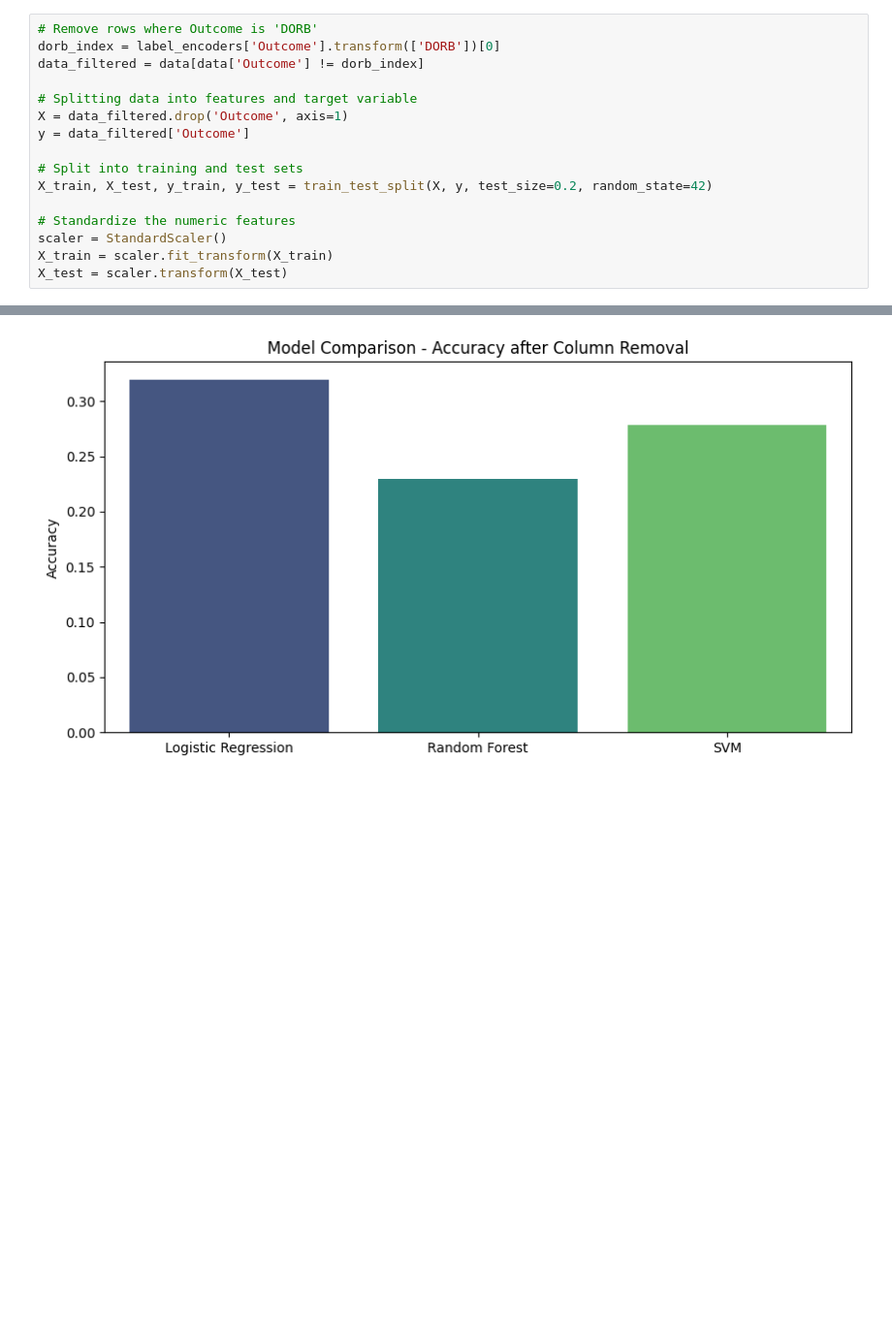
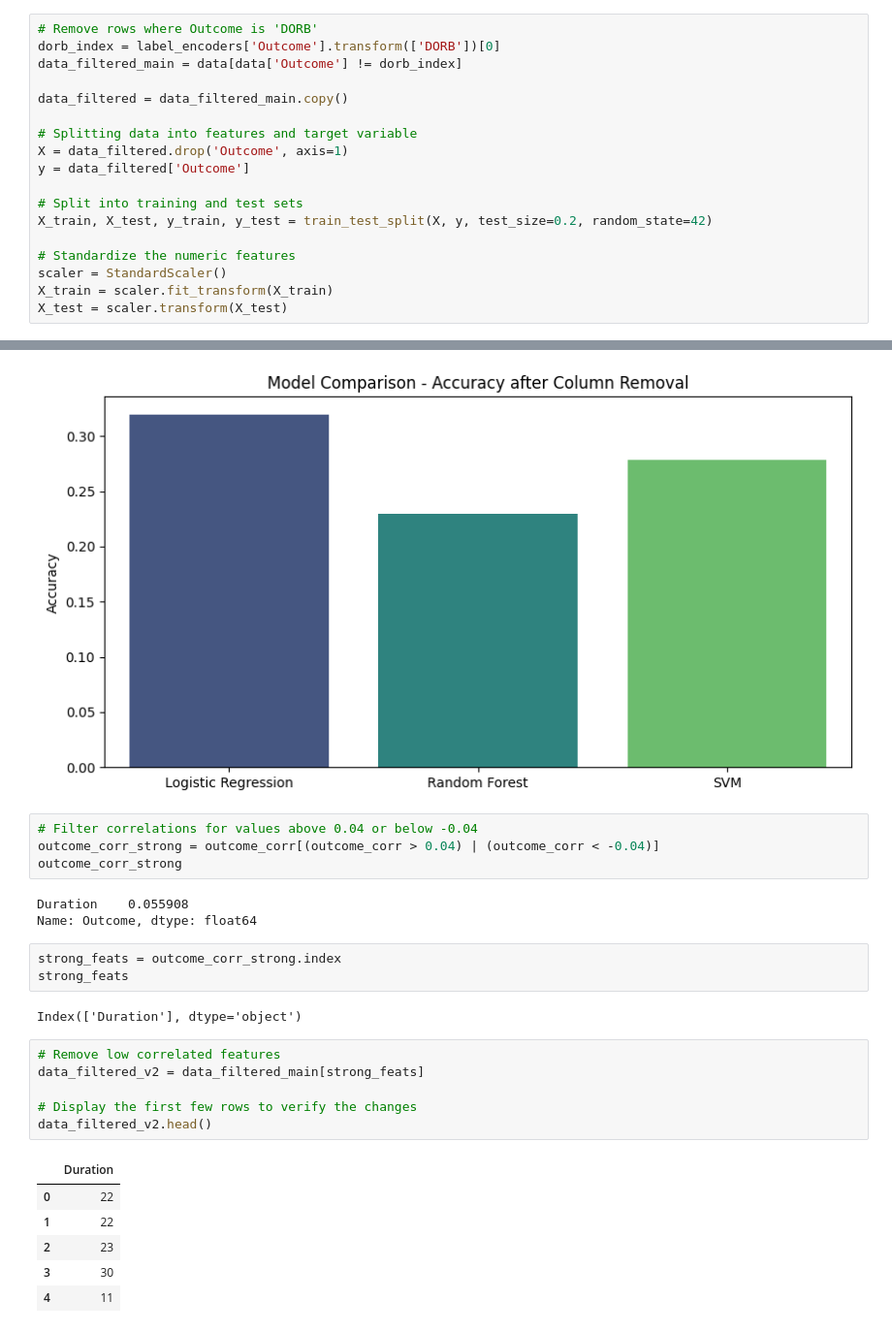
Before and after one commit to FahimHafiz/Vaccination-Dataset-Preprocessing-Analysis-and-Prediction-Using-Machine-Learning, a Jupyter notebook: main.ipynb, the cells around one changed output, grey strips where cells are left out. Shown at 97% size. Saved outputs shown, nothing was run; the diff lists cells and outputs as text; blank space fills up the shorter version.

```diff
--- a/main.ipynb
+++ b/main.ipynb
@@ -668,7 +673,9 @@ plt.show()
 # %%
 # Remove rows where Outcome is 'DORB'
 dorb_index = label_encoders['Outcome'].transform(['DORB'])[0]
-data_filtered = data[data['Outcome'] != dorb_index]
+data_filtered_main = data[data['Outcome'] != dorb_index]
+
+data_filtered = data_filtered_main.copy()
 
 # Splitting data into features and target variable
 X = data_filtered.drop('Outcome', axis=1)
@@ -870,3 +877,28 @@ plt.ylabel("Accuracy")
 plt.show()
 # %% [output]
 [figure]
+# %%
+# Filter correlations for values above 0.04 or below -0.04
+outcome_corr_strong = outcome_corr[(outcome_corr > 0.04) | (outcome_corr < -0.04)]
+outcome_corr_strong
+# %% [output]
+Duration    0.055908
+Name: Outcome, dtype: float64
+# %%
+strong_feats = outcome_corr_strong.index
+strong_feats
+# %% [output]
+Index(['Duration'], dtype='object')
+# %%
+# Remove low correlated features
+data_filtered_v2 = data_filtered_main[strong_feats]
+
+# Display the first few rows to verify the changes
+data_filtered_v2.head()
+# %% [output]
+|  | Duration |
+| 0 | 22 |
+| 1 | 22 |
+| 2 | 23 |
+| 3 | 30 |
+| 4 | 11 |
```
Also changed, not shown: parts of 7 cells of this notebook.
